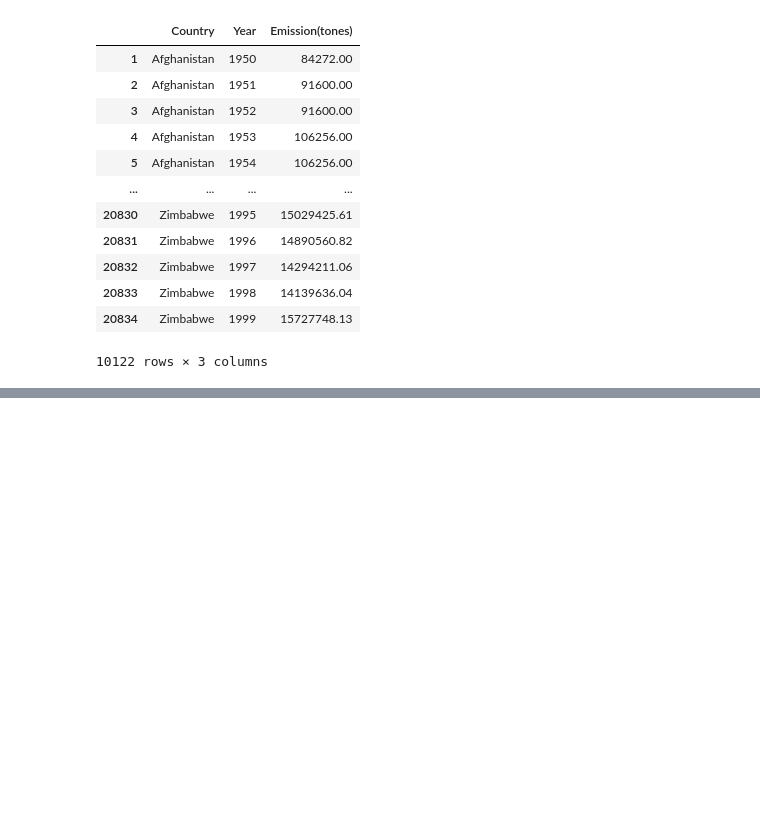
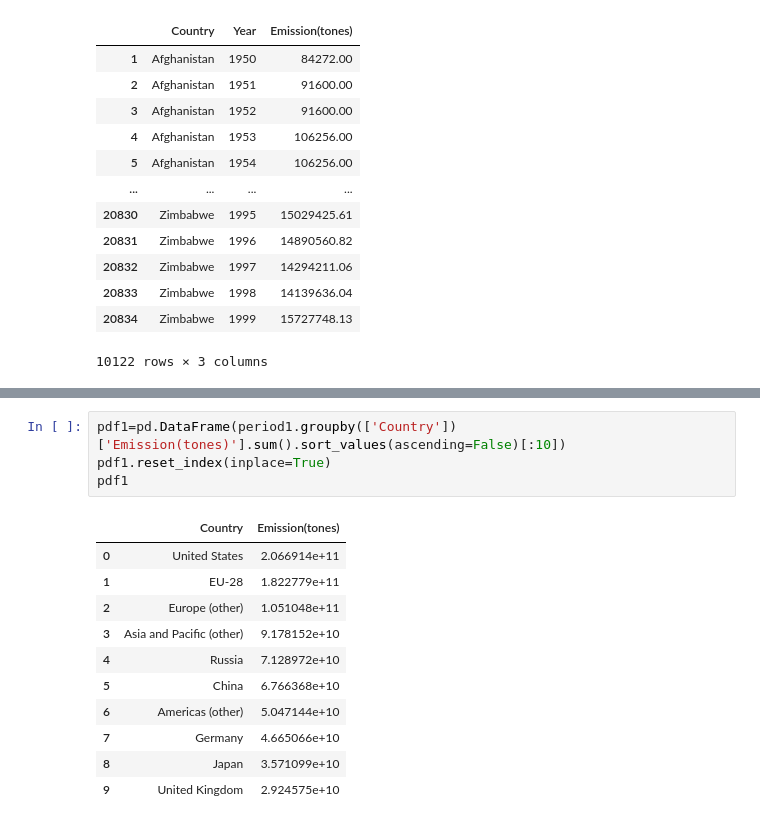
Before and after one commit to abhaygzb15/CO2-Emission-Analysis-and-Prediction, a Jupyter notebook: Emission Analysis/CO2 data analysis.ipynb, the cells around one changed output, grey strips where cells are left out. Saved outputs shown, nothing was run; the diff lists cells and outputs as text; blank space fills up the shorter version.

```diff
--- a/Emission Analysis/CO2 data analysis.ipynb
+++ b/Emission Analysis/CO2 data analysis.ipynb
@@ -276,0 +291,16 @@ period1
+# %%
+pdf1=pd.DataFrame(period1.groupby(['Country'])['Emission(tones)'].sum().sort_values(ascending=False)[:10])
+pdf1.reset_index(inplace=True)
+pdf1
+# %% [output]
+|  | Country | Emission(tones) |
+| 0 | United States | 2.066914e+11 |
+| 1 | EU-28 | 1.822779e+11 |
+| 2 | Europe (other) | 1.051048e+11 |
+| 3 | Asia and Pacific (other) | 9.178152e+10 |
+| 4 | Russia | 7.128972e+10 |
+| 5 | China | 6.766368e+10 |
+| 6 | Americas (other) | 5.047144e+10 |
+| 7 | Germany | 4.665066e+10 |
+| 8 | Japan | 3.571099e+10 |
+| 9 | United Kingdom | 2.924575e+10 |
```
Also changed, not shown: parts of 2 cells of this notebook.
